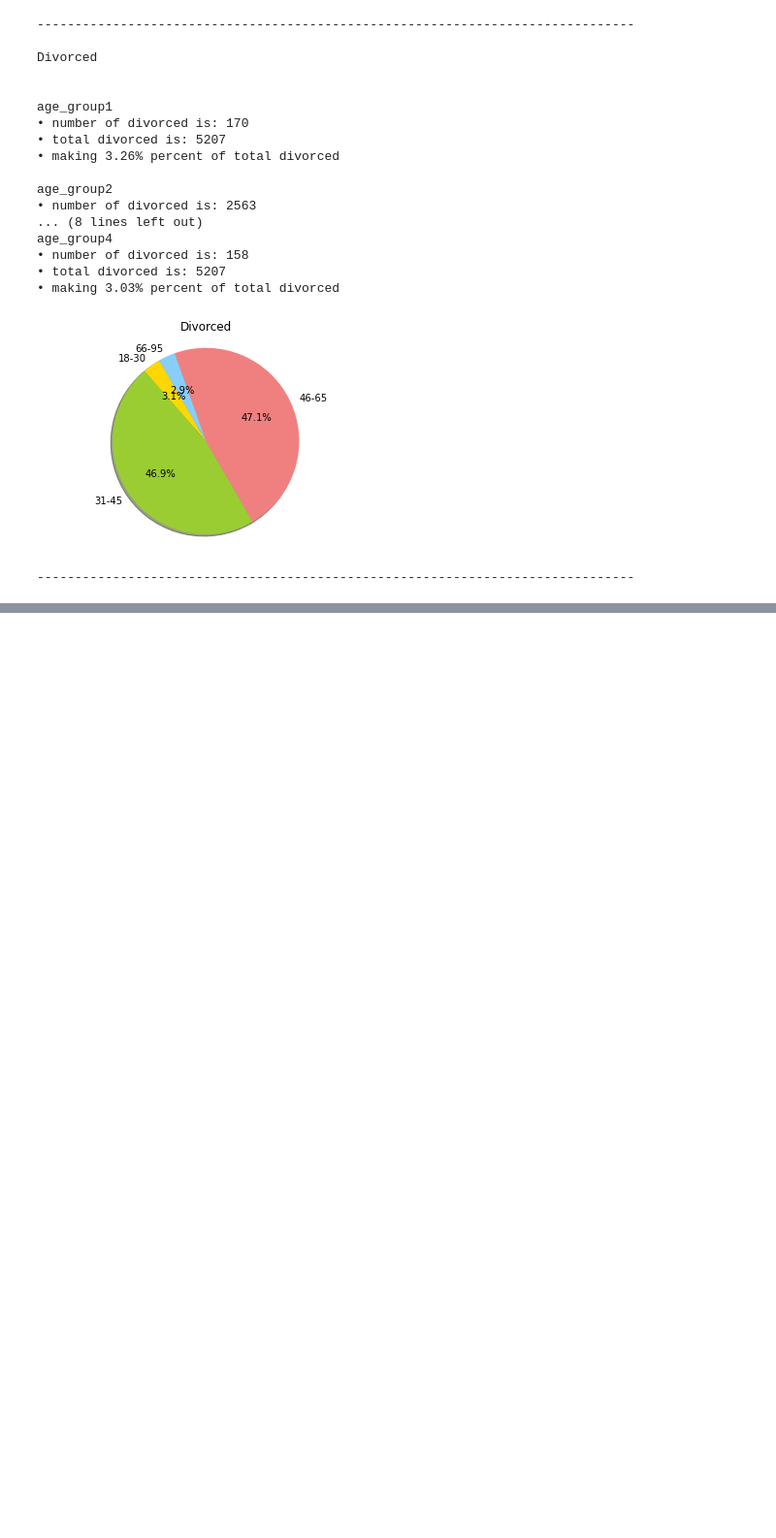
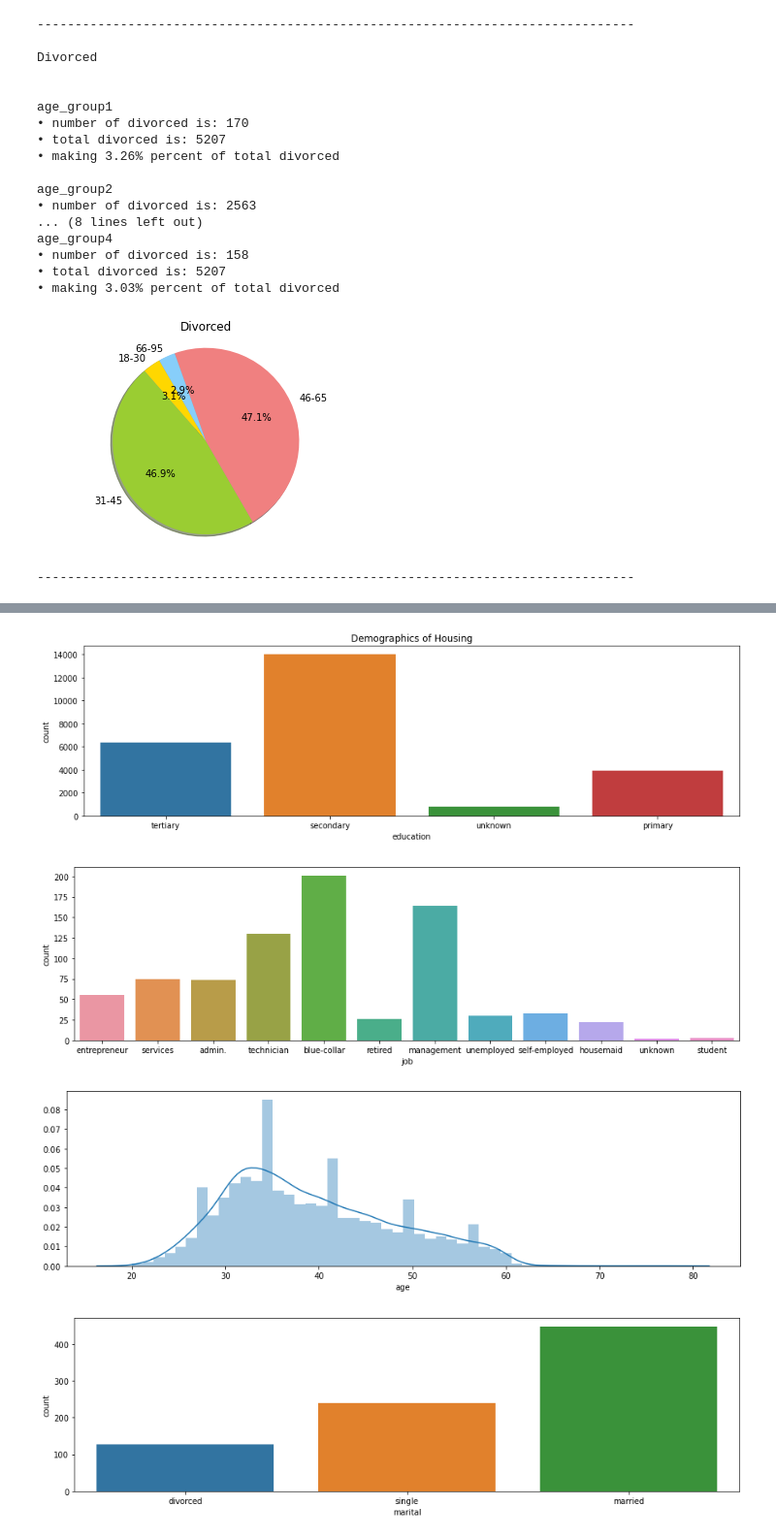
Before and after one commit to Ishaq5/bank-marketing, a Jupyter notebook: Bank Marketing Campaign.ipynb, the cells around one changed output, grey strips where cells are left out. Shown at 97% size. Drawn from its saved outputs; the diff is of its cells as text; code cells hidden in the pictures; blank space fills up the shorter version.

```diff
--- a/Bank Marketing Campaign.ipynb
+++ b/Bank Marketing Campaign.ipynb
@@ -570,0 +596,9 @@ age_group4
+# %%
+# demographics of attribute 'housing'
+housing_demo = depth_analysis(df,'housing','yes')
+depth_plot(housing_demo,'housing')
+# %% [output]
+[figure, added]
+[figure, added]
+[figure, added]
+[figure, added]
```
Also changed, not shown: parts of 13 cells of this notebook.
